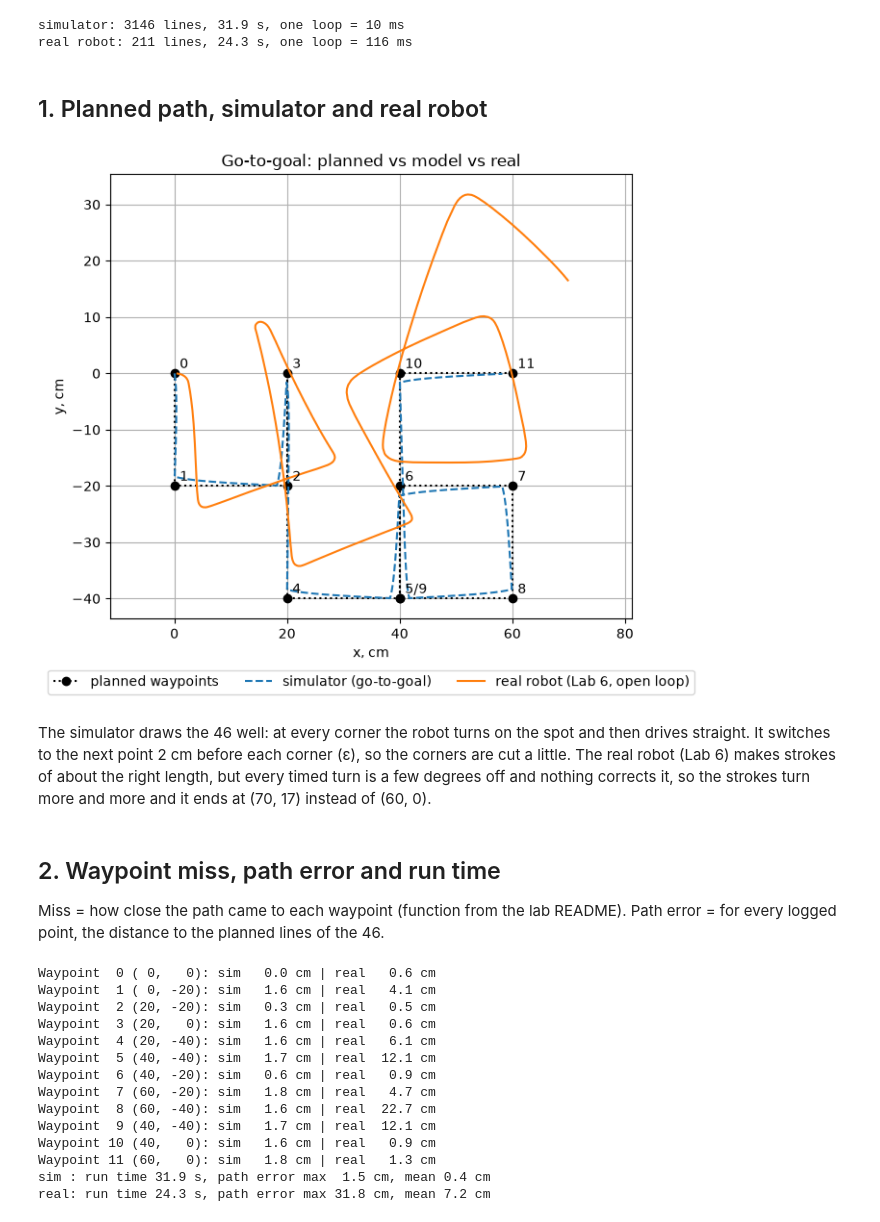
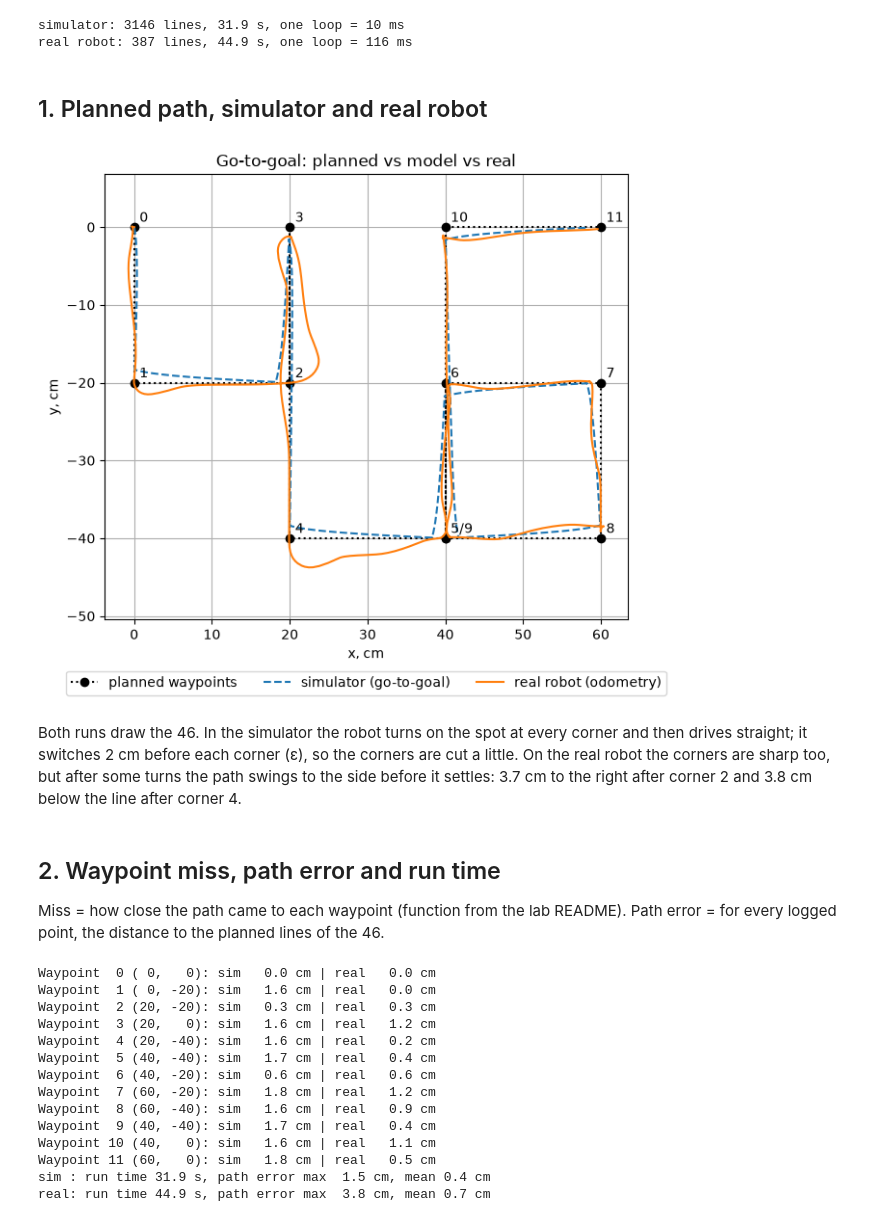
Before and after one commit to diyorbek-7/CS413---Robotics, a Jupyter notebook: Lab7/robotics_lab7_240046.ipynb, the cells around one changed output. Drawn from its saved outputs; the diff is of its cells as text; code cells hidden in the pictures.

Commit message:
Lab 7: real go-to-goal run on the robot
Co-Authored-By: Claude Opus 5.5 <noreply@anthropic.com>

```diff
--- a/Lab7/robotics_lab7_240046.ipynb
+++ b/Lab7/robotics_lab7_240046.ipynb
@@ -48,36 +46,35 @@ wp = np.array([[0, 0], [0, -20], [20, -20], [20, 0], [20, -40],          # the 4
 
 # every line of a log is x, y, time; unpack=True gives three separate arrays
 x_s, y_s, t_s = np.loadtxt('odometry_data_sim.txt',  delimiter=',', unpack=True)   # simulator, cm
-x_r, y_r, t_r = np.loadtxt('odometry_data_real.txt', delimiter=',', unpack=True)   # real robot (Lab 6), m
-x_r, y_r = 100 * x_r, 100 * y_r                     # Lab 6 log is in metres -> cm
+x_r, y_r, t_r = np.loadtxt('odometry_data_real.txt', delimiter=',', unpack=True)   # real robot, cm
 
 for name, t in (('simulator', t_s), ('real robot', t_r)):
     print(f'{name}: {len(t)} lines, {(t[-1] - t[0]) / 1000:.1f} s, one loop = {np.diff(t).mean():.0f} ms')
 # %% [output]
 simulator: 3146 lines, 31.9 s, one loop = 10 ms
-real robot: 211 lines, 24.3 s, one loop = 116 ms
+real robot: 387 lines, 44.9 s, one loop = 116 ms
 # %% [markdown]
 ## 1. Planned path, simulator and real robot
 # %%
 plt.figure(figsize=(7, 6))
 plt.plot(wp[:, 0], wp[:, 1], 'k:o', label='planned waypoints')                 # the plan
 plt.plot(x_s, y_s, '--', label='simulator (go-to-goal)')                       # dashed = simulator
-plt.plot(x_r, y_r,       label='real robot (Lab 6, open loop)')                # solid = real robot odometry
+plt.plot(x_r, y_r,       label='real robot (odometry)')                        # solid = real robot odometry
 for px, py in np.unique(wp, axis=0):                       # number the waypoints; point 5 = point 9 -> "5/9"
     nums = [str(i) for i, p in enumerate(wp) if p[0] == px and p[1] == py]
     plt.annotate('/'.join(nums), (px, py), textcoords='offset points', xytext=(4, 4))
 plt.axis('equal'); plt.grid(True)                                              # equal axes: the 46 is not stretched
 plt.legend(loc='upper center', bbox_to_anchor=(0.5, -0.1), ncol=3)
 plt.xlabel('x, cm'); plt.ylabel('y, cm')                                       # x = start direction, y = left
 plt.title('Go-to-goal: planned vs model vs real')
 plt.show()
 # %% [output]
-[figure, old version]
+[figure, new version]
-# %% [markdown]
-The simulator draws the 46 well: at every corner the robot turns on the spot and then drives straight. It
-switches to the next point 2 cm before each corner (ε), so the corners are cut a little. The real robot (Lab 6)
-makes strokes of about the right length, but every timed turn is a few degrees off and nothing corrects it, so
-the strokes turn more and more and it ends at (70, 17) instead of (60, 0).
+# %% [markdown]
+Both runs draw the 46. In the simulator the robot turns on the spot at every corner and then drives straight; it
+switches 2 cm before each corner (ε), so the corners are cut a little. On the real robot the corners are sharp
+too, but after some turns the path swings to the side before it settles: 3.7 cm to the right after corner 2 and
+3.8 cm below the line after corner 4.
 # %% [markdown]
 ## 2. Waypoint miss, path error and run time
 
@@ -101,18 +98,18 @@ for name, x, y, t in (('sim ', x_s, y_s, t_s), ('real', x_r, y_r, t_r)):
     pe = path_error(x, y)
     print(f'{name}: run time {(t[-1] - t[0]) / 1000:4.1f} s, path error max {pe.max():4.1f} cm, mean {pe.mean():.1f} cm')
 # %% [output]
-Waypoint  0 ( 0,   0): sim   0.0 cm | real   0.6 cm
-Waypoint  1 ( 0, -20): sim   1.6 cm | real   4.1 cm
-Waypoint  2 (20, -20): sim   0.3 cm | real   0.5 cm
-Waypoint  3 (20,   0): sim   1.6 cm | real   0.6 cm
-Waypoint  4 (20, -40): sim   1.6 cm | real   6.1 cm
-Waypoint  5 (40, -40): sim   1.7 cm | real  12.1 cm
-Waypoint  6 (40, -20): sim   0.6 cm | real   0.9 cm
-Waypoint  7 (60, -20): sim   1.8 cm | real   4.7 cm
-Waypoint  8 (60, -40): sim   1.6 cm | real  22.7 cm
-Waypoint  9 (40, -40): sim   1.7 cm | real  12.1 cm
-Waypoint 10 (40,   0): sim   1.6 cm | real   0.9 cm
-Waypoint 11 (60,   0): sim   1.8 cm | real   1.3 cm
+Waypoint  0 ( 0,   0): sim   0.0 cm | real   0.0 cm
+Waypoint  1 ( 0, -20): sim   1.6 cm | real   0.0 cm
+Waypoint  2 (20, -20): sim   0.3 cm | real   0.3 cm
+Waypoint  3 (20,   0): sim   1.6 cm | real   1.2 cm
+Waypoint  4 (20, -40): sim   1.6 cm | real   0.2 cm
+Waypoint  5 (40, -40): sim   1.7 cm | real   0.4 cm
+Waypoint  6 (40, -20): sim   0.6 cm | real   0.6 cm
+Waypoint  7 (60, -20): sim   1.8 cm | real   1.2 cm
+Waypoint  8 (60, -40): sim   1.6 cm | real   0.9 cm
+Waypoint  9 (40, -40): sim   1.7 cm | real   0.4 cm
+Waypoint 10 (40,   0): sim   1.6 cm | real   1.1 cm
+Waypoint 11 (60,   0): sim   1.8 cm | real   0.5 cm
 sim : run time 31.9 s, path error max  1.5 cm, mean 0.4 cm
-real: run time 24.3 s, path error max 31.8 cm, mean 7.2 cm
+real: run time 44.9 s, path error max  3.8 cm, mean 0.7 cm
 # %% [markdown]
```
Also changed, not shown: parts of 5 cells of this notebook, 2 other files.
